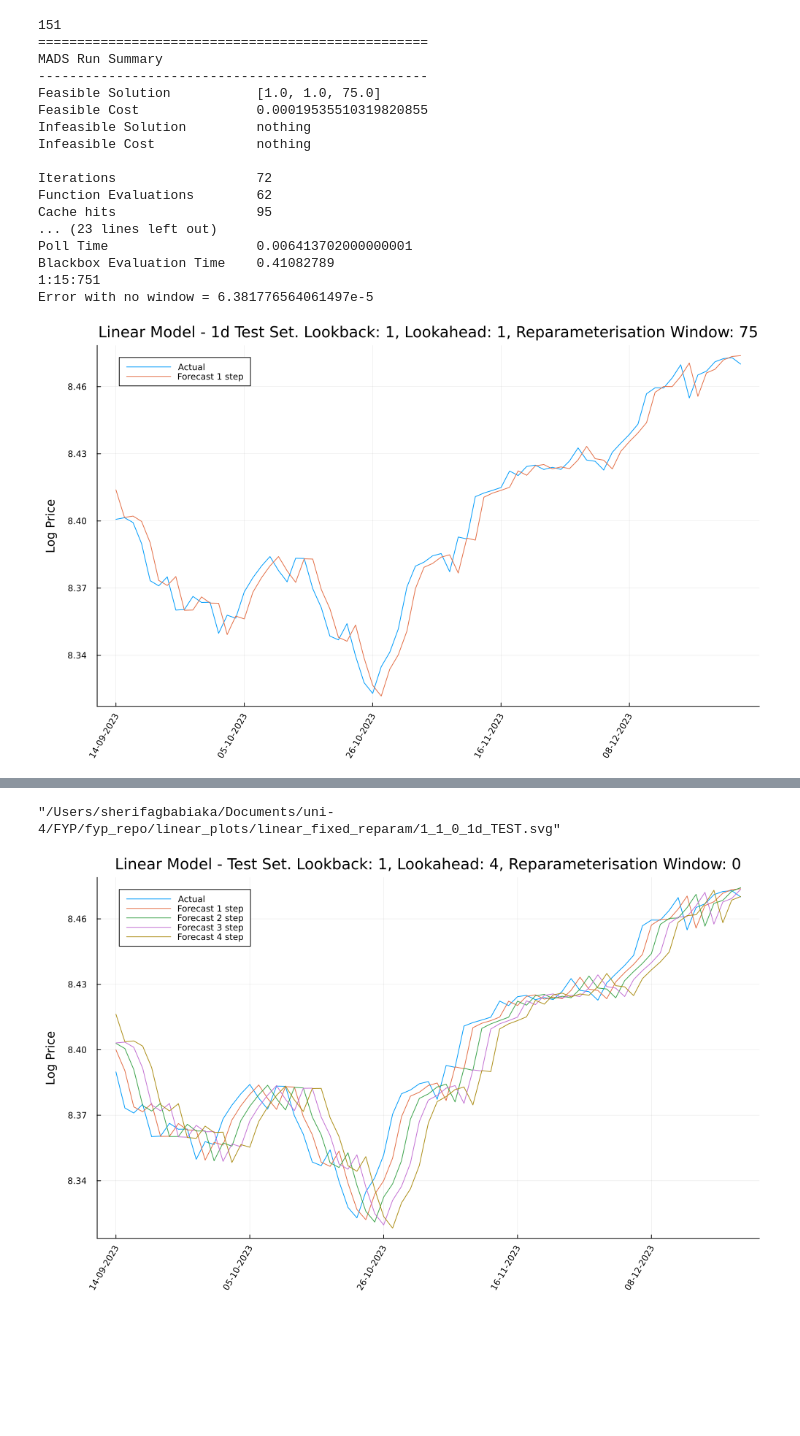
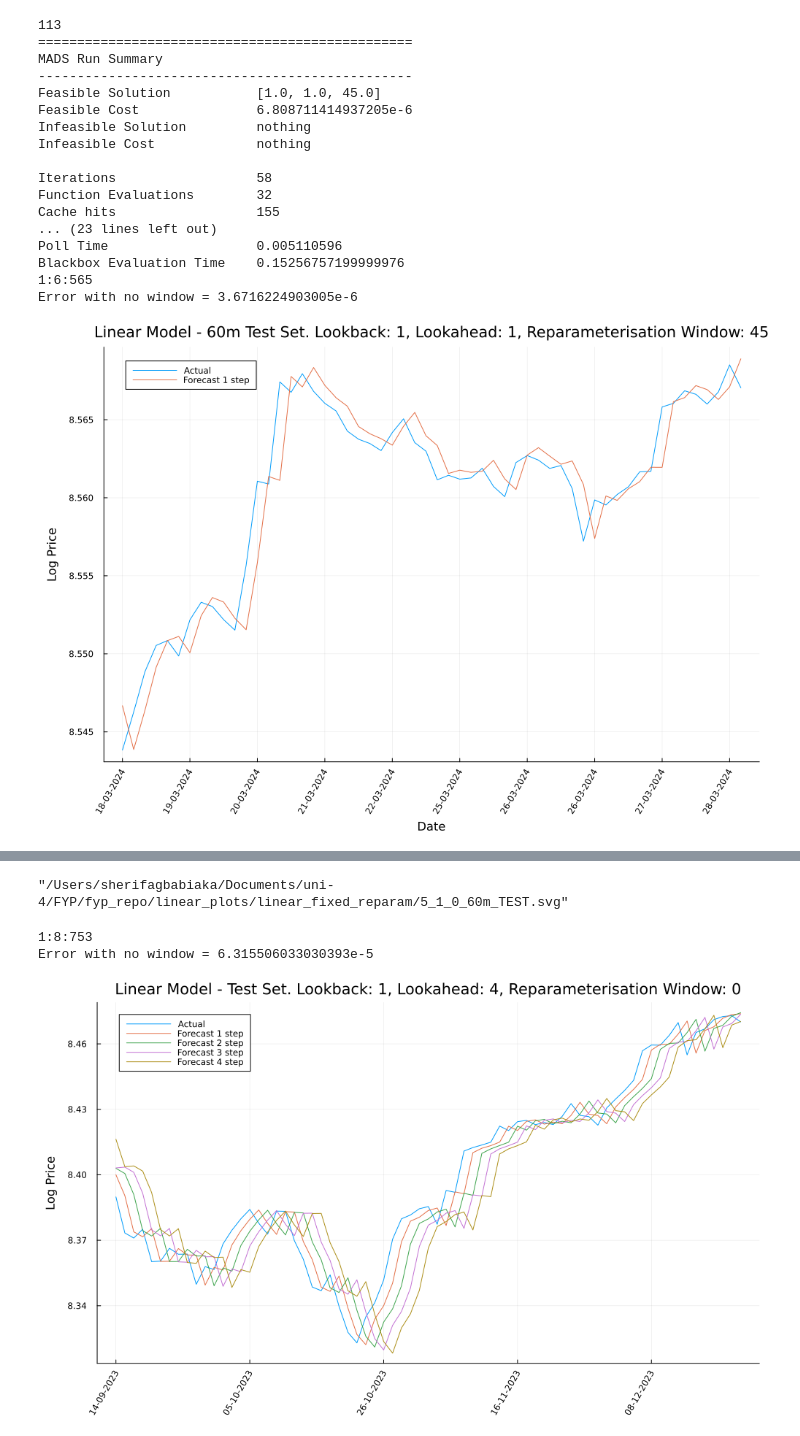
Before and after one commit to sheriff4000/fyp_repo, a Jupyter notebook: linear_refactor.ipynb, the cells around one changed output, grey strips where cells are left out. Cells and saved outputs as stored; diff of their text form; code cells hidden in the pictures; blank space fills up the shorter version.

```diff
--- a/linear_refactor.ipynb
+++ b/linear_refactor.ipynb
@@ -57,9 +57,10 @@ function run_regression(data; lookback=1, lookahead=1, reparameterise_window=0,
 
     if dates != Nothing
         ticks = Dates.format.(dates, "dd-mm-yyyy")
-        tick_idx = 1:15:length(ticks)
+        step_size = round(Int, length(running_data) / 10)
+        tick_idx = 1:step_size:length(ticks)
         println(tick_idx)
-        step_plot = plot(running_data[lookahead+1:end], xticks = (1:15:length(running_data),ticks[end-length(running_data)+1:15:end]), xrot=60, label="Actual", size=(800, 400))
+        step_plot = plot(running_data[lookahead+1:end], xticks = (1:step_size:length(running_data),ticks[end-length(running_data)+1:step_size:end]), xrot=60, label="Actual", size=(800, 400))
     else
         step_plot = plot(running_data[lookahead+1:end], label="Actual", size=(800, 400))
     end
@@ -85,10 +86,10 @@ using DirectSearch
 
 unix(x) = string(round(Int, datetime2unix(DateTime(x))))
 # sp500 = get_interday_data(["^GSPC"], unix("2021-01-01"), unix("2024-01-01"))
-freq = "1d"
+freq = "60m"
 
 unix(x) = string(round(Int, datetime2unix(DateTime(x))))
-sp500 = parse_intraday_raw_data(get_chart_data("^GSPC", unix("2021-01-01"), unix("2024-01-01"), freq))
+sp500 = parse_intraday_raw_data(get_chart_data("^GSPC", unix("2023-12-01"), unix("2024-04-01"), freq))
 
 price = log.(sp500.close)
 train_idx = round(Int, length(price) * 0.8)
@@ -111,45 +112,45 @@ AddExtremeConstraint(problem, valcond)
 Optimize!(problem)
 
 optimal = round.(Int, problem.x)
 
 opt_plot, error_window = run_regression(test; lookback=optimal[1], lookahead=optimal[2], reparameterise_window=optimal[3], dates = sp500.date)
 
 println("Error with window = $(mean(error_window))")
-plot!(opt_plot; title="Linear Model - $(freq) Test Set. Lookback: $(optimal[1]), Lookahead: $(optimal[2]), Reparameterisation Window: $(optimal[3])", size=(1000, 600), ylabel="Log Price", left_margin=5Plots.mm, bottom_margin=5Plots.mm)
+plot!(opt_plot; title="Linear Model - $(freq) Test Set. Lookback: $(optimal[1]), Lookahead: $(optimal[2]), Reparameterisation Window: $(optimal[3])", size=(1000, 700), ylabel="Log Price", xlabel="Date", left_margin=5Plots.mm, bottom_margin=5Plots.mm)
 display(opt_plot)
 savefig(opt_plot, "linear_plots/linear_reparam/$(optimal[1])_$(optimal[2])_$(optimal[3])_$(freq)_TEST.svg")
 
 # Optimising with full reparameterisation window
 
 problem = DSProblem(3, objective=objective, granularity=[1, 1, 1], initial_point=[5, 1, 0])
 valcond(x) = (0 < x[1] < (length(test) / 2)) &&  (0 < x[2] <= 4) && (0 == x[3])
 AddExtremeConstraint(problem, valcond)
 Optimize!(problem)
 
 optimal = round.(Int, problem.x)
 
 opt_plot, error_no_window = run_regression(test; lookback=optimal[1], lookahead=optimal[2], reparameterise_window=optimal[3], dates = sp500.date)
 println("Error with no window = $(mean(error_no_window))")
-plot!(opt_plot; title="Linear Model - $(freq) Test set. Lookback: $(optimal[1]), Lookahead: $(optimal[2]), Full Reparameterisation", size=(1000, 600), ylabel="Log Price", left_margin=5Plots.mm, bottom_margin=5Plots.mm)
+plot!(opt_plot; title="Linear Model - $(freq) Test set. Lookback: $(optimal[1]), Lookahead: $(optimal[2]), Full Reparameterisation", size=(1000, 700), ylabel="Log Price", xlabel="Date", left_margin=5Plots.mm, bottom_margin=5Plots.mm)
 display(opt_plot)
 
 savefig(opt_plot, "linear_plots/linear_fixed_reparam/$(optimal[1])_$(optimal[2])_$(optimal[3])_$(freq)_TEST.svg")
 # %% [output]
-151
-==================================================
+113
+================================================
 MADS Run Summary
---------------------------------------------------
-Feasible Solution           [1.0, 1.0, 75.0]
-Feasible Cost               0.00019535510319820855
+------------------------------------------------
+Feasible Solution           [1.0, 1.0, 45.0]
+Feasible Cost               6.808711414937205e-6
 Infeasible Solution         nothing
 Infeasible Cost             nothing
 
-Iterations                  72
-Function Evaluations        62
-Cache hits                  95
+Iterations                  58
+Function Evaluations        32
+Cache hits                  155
 ... (23 lines left out)
-Poll Time                   0.006413702000000001
-Blackbox Evaluation Time    0.41082789
-1:15:751
-Error with no window = 6.381776564061497e-5
+Poll Time                   0.005110596
+Blackbox Evaluation Time    0.15256757199999976
+1:6:565
+Error with no window = 3.6716224903005e-6
-[figure, old version]
+[figure, new version]
@@ -157,4 +158,19 @@ Error with no window = 6.381776564061497e-5
-"/Users/sherifagbabiaka/Documents/uni-4/FYP/fyp_repo/linear_plots/linear_fixed_reparam/1_1_0_1d_TEST.svg"
+"/Users/sherifagbabiaka/Documents/uni-4/FYP/fyp_repo/linear_plots/linear_fixed_reparam/5_1_0_60m_TEST.svg"
+# %%
+freq = "1d"
+
+unix(x) = string(round(Int, datetime2unix(DateTime(x))))
+sp500 = parse_intraday_raw_data(get_chart_data("^GSPC", unix("2021-01-01"), unix("2024-01-01"), freq))
+
+price = log.(sp500.close)
+train_idx = round(Int, length(price) * 0.8)
+train, test = price[1:train_idx], price[train_idx+1:end]
+
+opt_plot, error_window = run_regression(test; lookback=1, lookahead=1, reparameterise_window=45, dates = sp500.date)
+println("Error with no window = $(mean(error_window))")
+# %% [output]
+1:8:753
+Error with no window = 6.315506033030393e-5
 # %%
 function objective(x)
     params = round.(Int, x)
```
Also changed, not shown: parts of 2 cells of this notebook, 32 other files.
